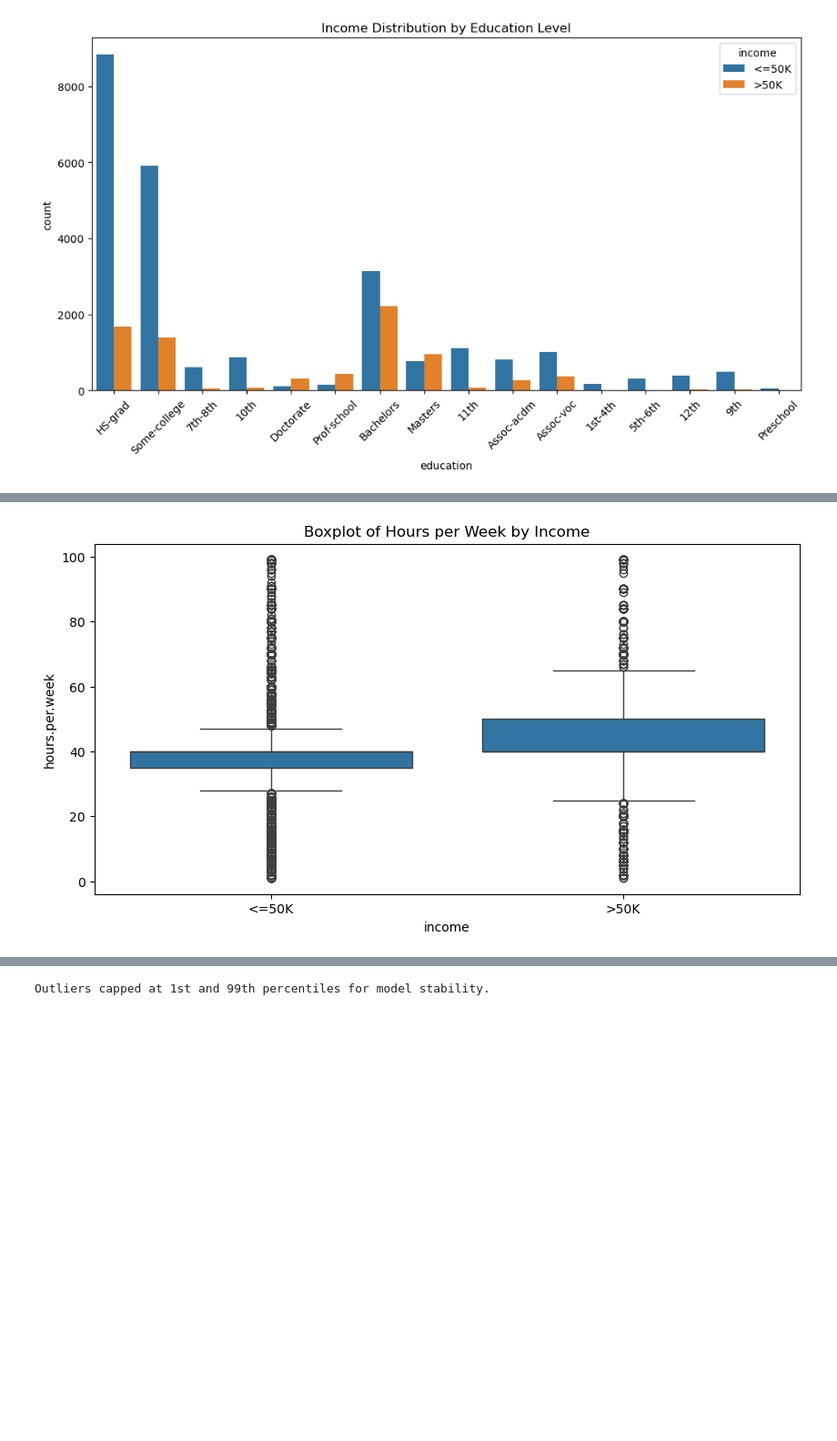
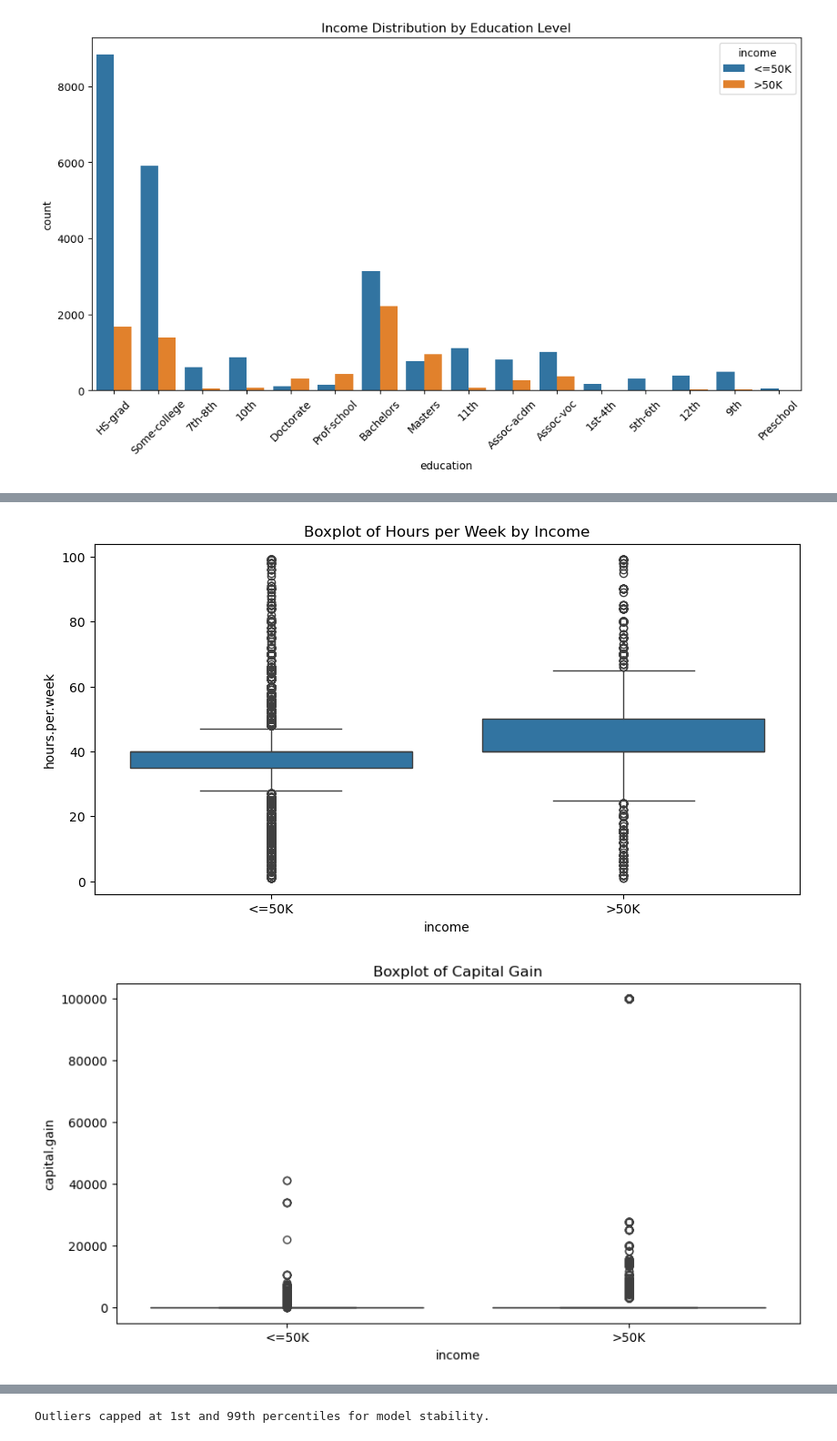
Before and after one commit to mxnishaa/mldp, a Jupyter notebook: test.ipynb, the cells around one changed output, grey strips where cells are left out. Shown at 91% size. Drawn from its saved outputs; the diff is of its cells as text; code cells hidden in the pictures; blank space fills up the shorter version.

```diff
--- a/test.ipynb
+++ b/test.ipynb
@@ -110,8 +206,14 @@ plt.show()
 # %%
 # 3. Boxplot: Hours per week by Income (To visualize outliers)
 plt.figure(figsize=(10, 5))
 sns.boxplot(data=df, x='income', y='hours.per.week')
 plt.title("Boxplot of Hours per Week by Income")
 plt.show()
+
+plt.figure(figsize=(10, 5))
+sns.boxplot(data=df, x='income', y='capital.gain')
+plt.title("Boxplot of Capital Gain")
+plt.show()
 # %% [output]
 [figure]
+[figure, added]
```
Also changed, not shown: parts of 68 cells of this notebook, 4 other files.
